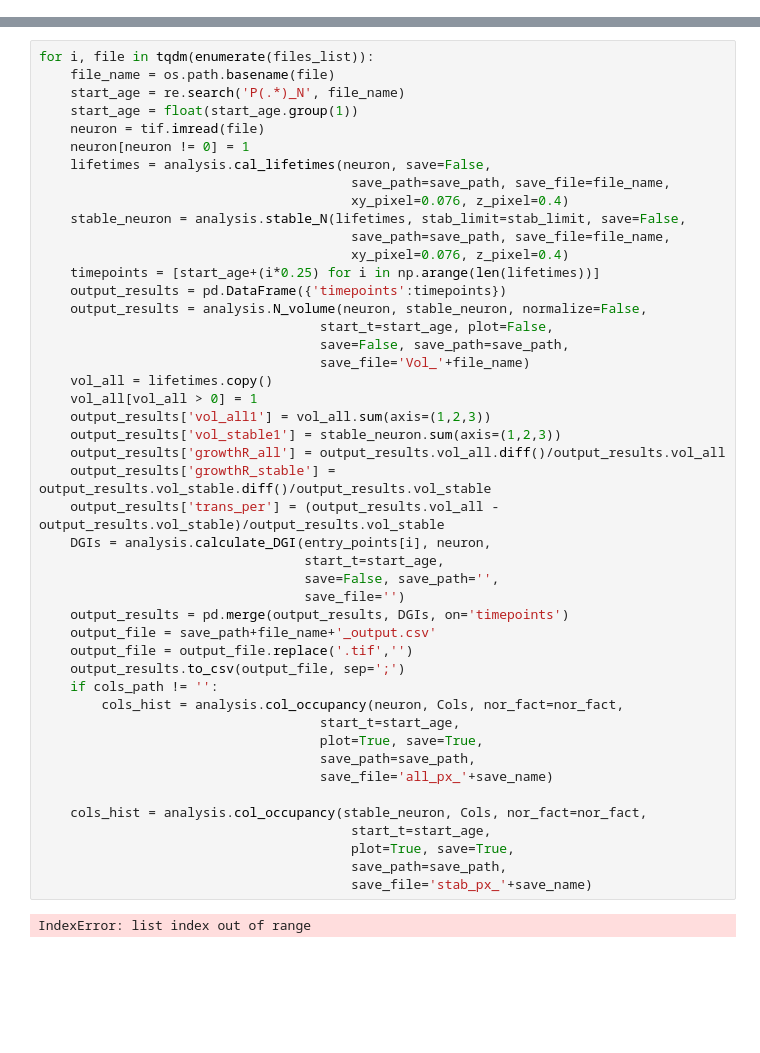
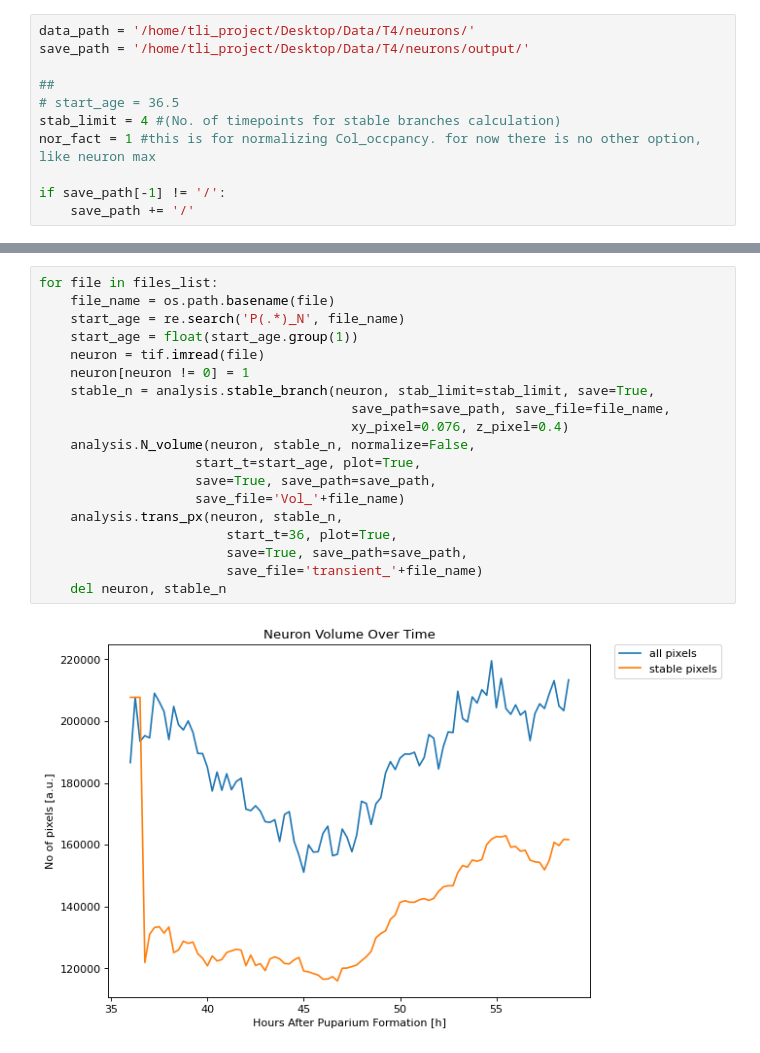
Before and after one commit to Asashou/TLI, a Jupyter notebook: pipeline/steps/multiple_step4.ipynb, the cells around one changed output, grey strips where cells are left out. Saved outputs shown, nothing was run; the diff lists cells and outputs as text; blank space fills up the shorter version.

```diff
--- a/pipeline/steps/multiple_step4.ipynb
+++ b/pipeline/steps/multiple_step4.ipynb
@@ -22,3 +7,14 @@ if save_path[-1] != '/':
+# %%
+data_path = '/home/tli_project/Desktop/Data/T4/neurons/'
+save_path = '/home/tli_project/Desktop/Data/T4/neurons/output/'
+
+##
+# start_age = 36.5
+stab_limit = 4 #(No. of timepoints for stable branches calculation)
+nor_fact = 1 #this is for normalizing Col_occpancy. for now there is no other option, like neuron max
+
+if save_path[-1] != '/':
+    save_path += '/'
 # %%
 import os
 import utils.analysis as analysis
@@ -44,48 +33,21 @@ first 5 files
-# %%
-for i, file in tqdm(enumerate(files_list)):
-    file_name = os.path.basename(file)
-    start_age = re.search('P(.*)_N', file_name)
-    start_age = float(start_age.group(1))
-    neuron = tif.imread(file)
-    neuron[neuron != 0] = 1
-    lifetimes = analysis.cal_lifetimes(neuron, save=False,
-                                        save_path=save_path, save_file=file_name,
-                                        xy_pixel=0.076, z_pixel=0.4)
-    stable_neuron = analysis.stable_N(lifetimes, stab_limit=stab_limit, save=False,
-                                        save_path=save_path, save_file=file_name,
-                                        xy_pixel=0.076, z_pixel=0.4)
-    timepoints = [start_age+(i*0.25) for i in np.arange(len(lifetimes))]
-    output_results = pd.DataFrame({'timepoints':timepoints})
-    output_results = analysis.N_volume(neuron, stable_neuron, normalize=False,
-                                    start_t=start_age, plot=False,
-                                    save=False, save_path=save_path,
-                                    save_file='Vol_'+file_name)
-    vol_all = lifetimes.copy()
-    vol_all[vol_all > 0] = 1
-    output_results['vol_all1'] = vol_all.sum(axis=(1,2,3))
-    output_results['vol_stable1'] = stable_neuron.sum(axis=(1,2,3))
-    output_results['growthR_all'] = output_results.vol_all.diff()/output_results.vol_all
-    output_results['growthR_stable'] = output_results.vol_stable.diff()/output_results.vol_stable
-    output_results['trans_per'] = (output_results.vol_all - output_results.vol_stable)/output_results.vol_stable
-    DGIs = analysis.calculate_DGI(entry_points[i], neuron,
-                                  start_t=start_age,
-                                  save=False, save_path='',
-                                  save_file='')
-    output_results = pd.merge(output_results, DGIs, on='timepoints')
-    output_file = save_path+file_name+'_output.csv'
-    output_file = output_file.replace('.tif','')
-    output_results.to_csv(output_file, sep=';')
-    if cols_path != '':
-        cols_hist = analysis.col_occupancy(neuron, Cols, nor_fact=nor_fact,
-                                    start_t=start_age,
-                                    plot=True, save=True,
-                                    save_path=save_path,
-                                    save_file='all_px_'+save_name)
-
-    cols_hist = analysis.col_occupancy(stable_neuron, Cols, nor_fact=nor_fact,
-                                        start_t=start_age,
-                                        plot=True, save=True,
-                                        save_path=save_path,
-                                        save_file='stab_px_'+save_name)
-# %% [output]
-IndexError: list index out of range
+# %%
+for file in files_list:
+    file_name = os.path.basename(file)
+    start_age = re.search('P(.*)_N', file_name)
+    start_age = float(start_age.group(1))
+    neuron = tif.imread(file)
+    neuron[neuron != 0] = 1
+    stable_n = analysis.stable_branch(neuron, stab_limit=stab_limit, save=True,
+                                        save_path=save_path, save_file=file_name,
+                                        xy_pixel=0.076, z_pixel=0.4)
+    analysis.N_volume(neuron, stable_n, normalize=False,
+                    start_t=start_age, plot=True,
+                    save=True, save_path=save_path,
+                    save_file='Vol_'+file_name)
+    analysis.trans_px(neuron, stable_n,
+                        start_t=36, plot=True,
+                        save=True, save_path=save_path,
+                        save_file='transient_'+file_name)
+    del neuron, stable_n
+# %% [output]
+[figure, added]
```
Also changed, not shown: parts of 5 cells of this notebook, 11 other files.
